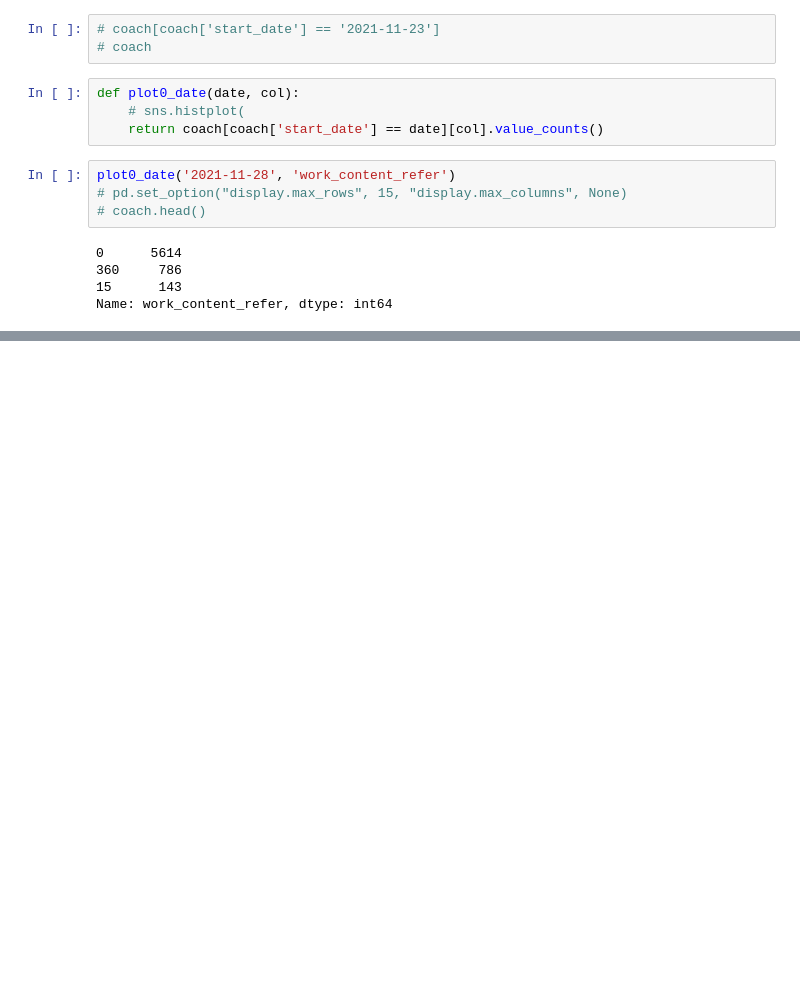
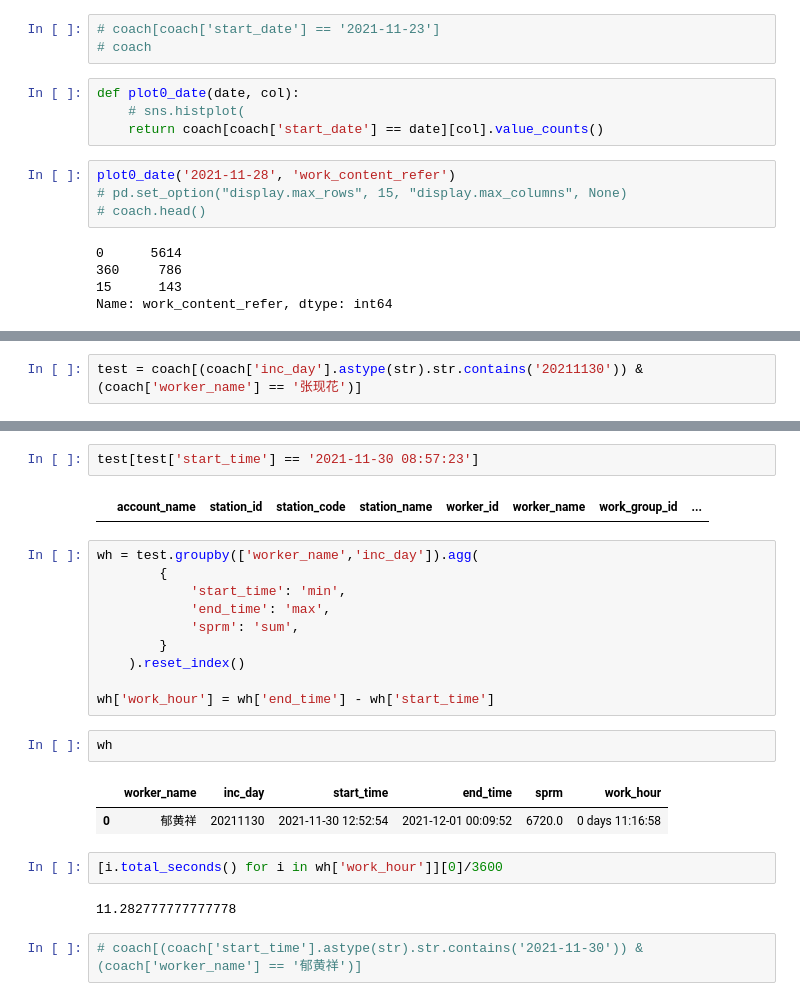
Before and after one commit to fyenne/play4_activity, a Jupyter notebook: acti_coach.ipynb, the cells around one changed output, grey strips where cells are left out. Drawn from its saved outputs; the diff is of its cells as text; blank space fills up the shorter version.

```diff
--- a/acti_coach.ipynb
+++ b/acti_coach.ipynb
@@ -227,0 +247,2 @@ coach = data_prepare(coach)
+# %%
+test = coach[(coach['inc_day'].astype(str).str.contains('20211130')) & (coach['worker_name'] == '张现花')]
@@ -227,0 +276,25 @@ coach = data_prepare(coach)
+# %%
+test[test['start_time'] == '2021-11-30 08:57:23']
+# %% [output]
+|  | account_name | station_id | station_code | station_name | worker_id | worker_name | work_group_id | ... |
+# %%
+wh = test.groupby(['worker_name','inc_day']).agg(
+        {
+            'start_time': 'min',
+            'end_time': 'max',
+            'sprm': 'sum',
+        }
+    ).reset_index()
+
+wh['work_hour'] = wh['end_time'] - wh['start_time']
+# %%
+wh
+# %% [output]
+|  | worker_name | inc_day | start_time | end_time | sprm | work_hour |
+| 0 | 郁黄祥 | 20211130 | 2021-11-30 12:52:54 | 2021-12-01 00:09:52 | 6720.0 | 0 days 11:16:58 |
+# %%
+[i.total_seconds() for i in wh['work_hour']][0]/3600
+# %% [output]
+11.282777777777778
+# %%
+# coach[(coach['start_time'].astype(str).str.contains('2021-11-30')) & (coach['worker_name'] == '郁黄祥')]
```
Also changed, not shown: parts of 21 cells of this notebook, 3 other files.
